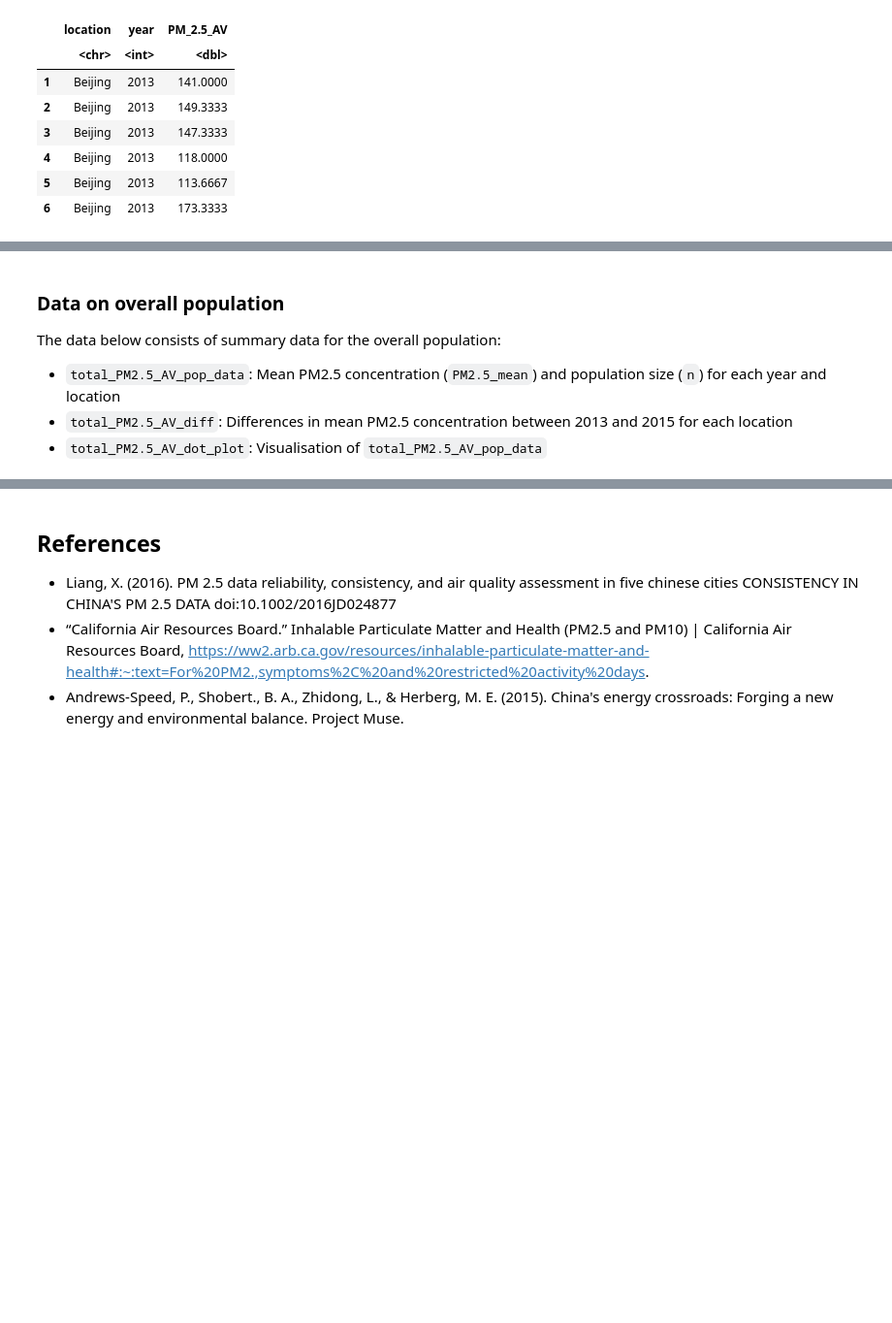
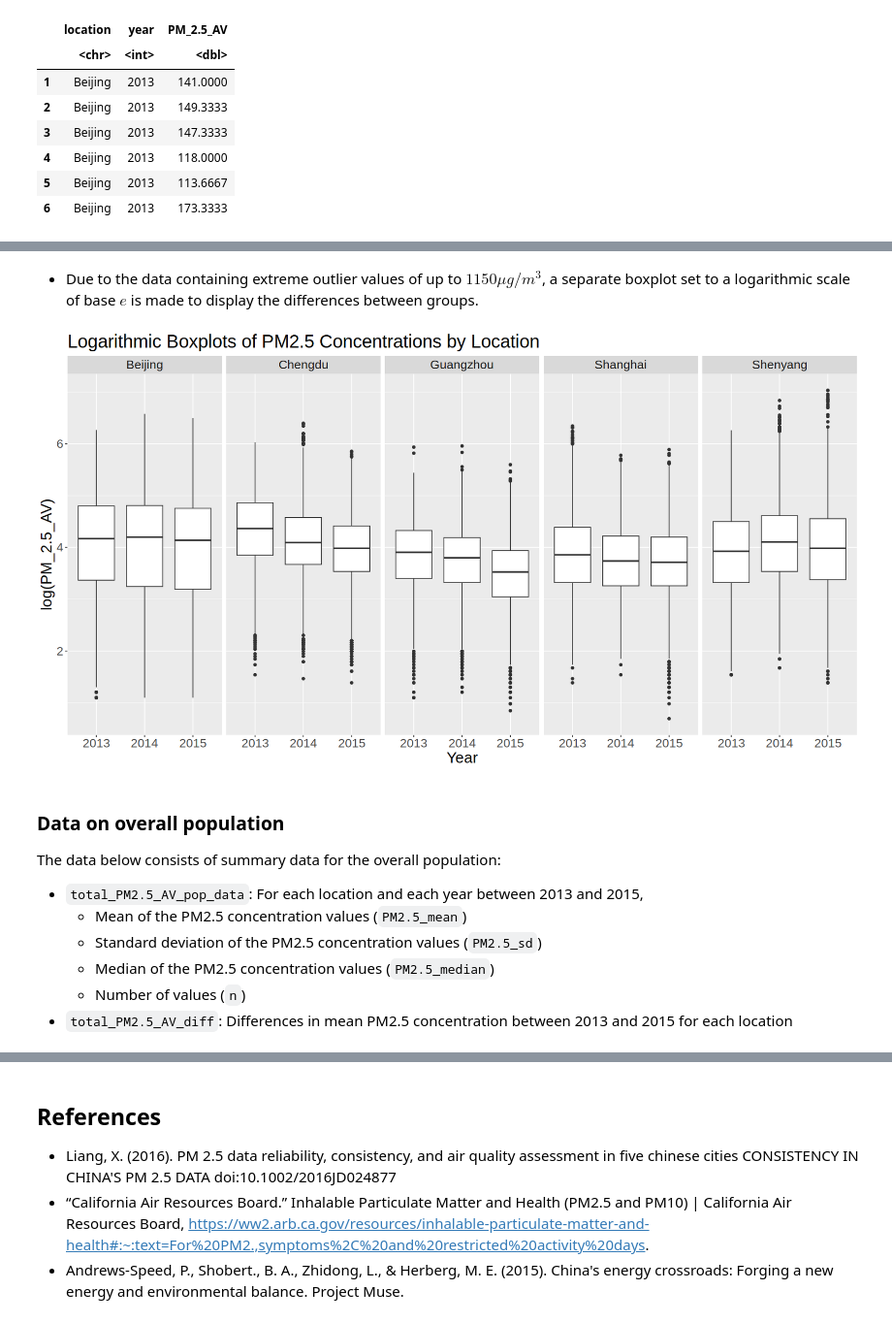
Before and after one commit to Nick-2003/STAT-201-Group-46-Project, a Jupyter notebook: STAT_201_Group_46_Project_Proposal.ipynb, the cells around one changed output, grey strips where cells are left out. Shown at 97% size. Drawn from its saved outputs; the diff is of its cells as text; code cells hidden in the pictures; blank space fills up the shorter version.

```diff
--- a/STAT_201_Group_46_Project_Proposal.ipynb
+++ b/STAT_201_Group_46_Project_Proposal.ipynb
@@ -248,9 +219,26 @@ Warning message:
+# %% [markdown]
+- Due to the data containing extreme outlier values of up to $1150 \mu g/m^3$, a separate boxplot set to a logarithmic scale of base $e$ is made to display the differences between groups.
+# %%
+box_total_log <- total_PM2.5_AV %>%
+    mutate(year = as.character(year), PM_2.5_AV_log = log(PM_2.5_AV)) %>%
+    ggplot(aes(x = year, y = PM_2.5_AV_log)) +
+    geom_boxplot() +
+    labs(x = "Year", y = "log(PM_2.5_AV)") +
+    facet_wrap(~location, scales="fixed", nrow = 1) +
+    ggtitle("Logarithmic Boxplots of PM2.5 Concentrations by Location") +
+    theme(text = element_text(size = 20))
+box_total_log
+# %% [output]
+[figure, added]
 # %% [markdown]
 ### Data on overall population
 The data below consists of summary data for the overall population:
-- `total_PM2.5_AV_pop_data`: Mean PM2.5 concentration (`PM2.5_mean`) and population size (`n`) for each year and location
+- `total_PM2.5_AV_pop_data`: For each location and each year between 2013 and 2015,
+    - Mean of the PM2.5 concentration values (`PM2.5_mean`)
+    - Standard deviation of the PM2.5 concentration values (`PM2.5_sd`)
+    - Median of the PM2.5 concentration values (`PM2.5_median`)
+    - Number of values (`n`)
 - `total_PM2.5_AV_diff`: Differences in mean PM2.5 concentration between 2013 and 2015 for each location
-- `total_PM2.5_AV_dot_plot`: Visualisation of `total_PM2.5_AV_pop_data`
 # %%
 countChinaDates <- total_PM2.5_AV %>%
     group_by(location, year) %>%
```
Also changed, not shown: parts of 11 cells of this notebook.
